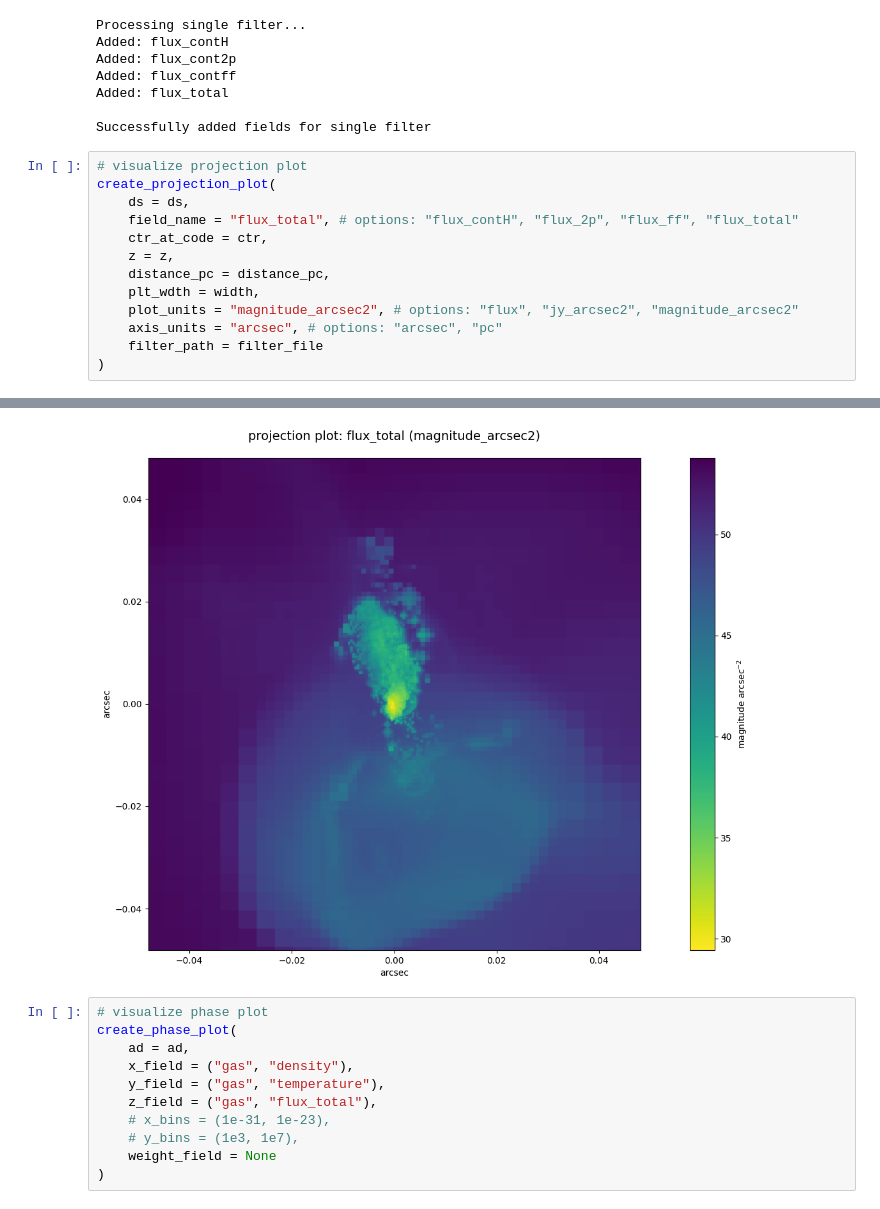
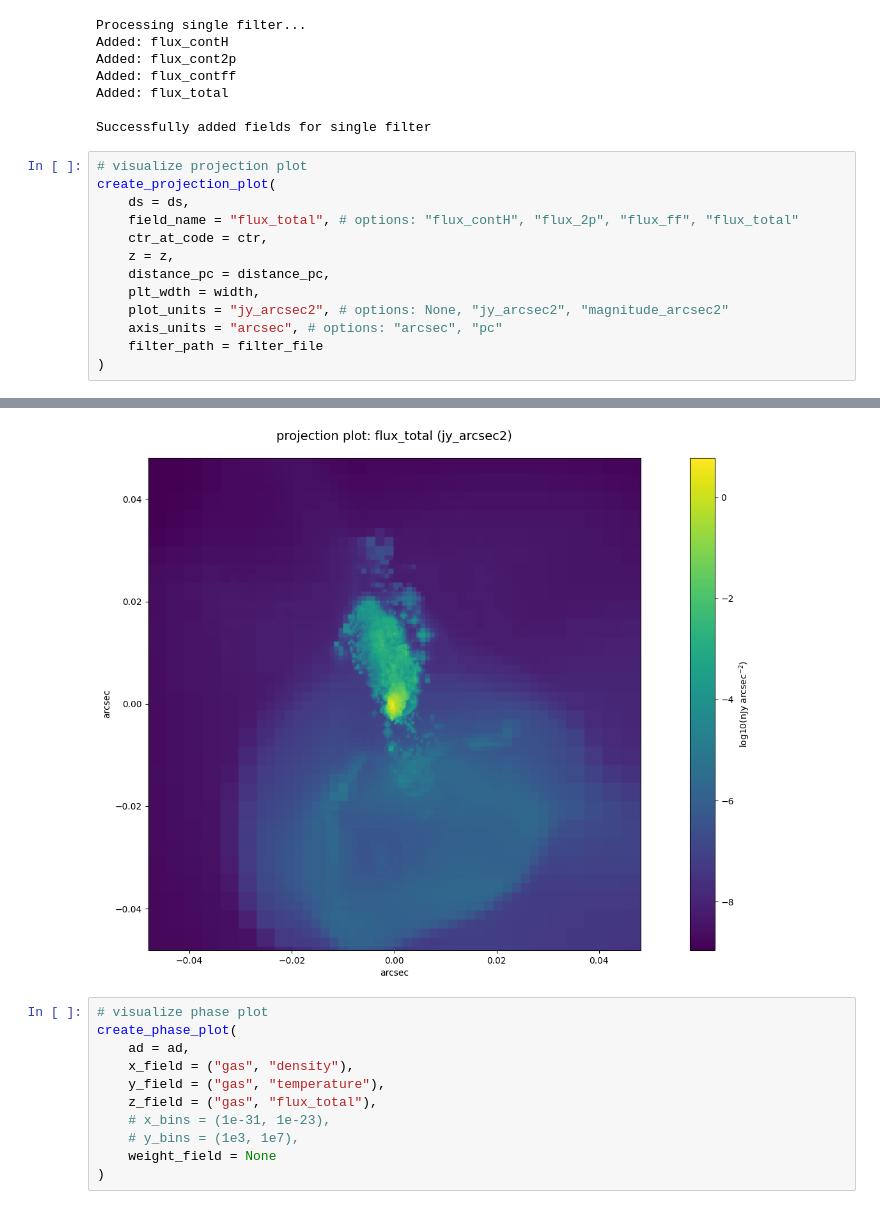
Before and after one commit to Patsrnpt/YT-Simulation, a Jupyter notebook: visualization_example.ipynb, the cells around one changed output, grey strips where cells are left out. Cells and saved outputs as stored; diff of their text form.

```diff
--- a/visualization_example.ipynb
+++ b/visualization_example.ipynb
@@ -104,7 +102,7 @@ create_projection_plot(
     z = z,
     distance_pc = distance_pc,
     plt_wdth = width,
-    plot_units = "magnitude_arcsec2", # options: "flux", "jy_arcsec2", "magnitude_arcsec2"
+    plot_units = "jy_arcsec2", # options: None, "jy_arcsec2", "magnitude_arcsec2"
     axis_units = "arcsec", # options: "arcsec", "pc"
     filter_path = filter_file
 )
@@ -118,4 +116,4 @@ yt : [INFO     ] 2026-02-09 20:10:05,994 Making a fixed resolution buffer of (('
-[figure, old version]
+[figure, new version]
 # %%
 # visualize phase plot
 create_phase_plot(
```
Also changed, not shown: parts of 8 cells of this notebook, 4 other files.
